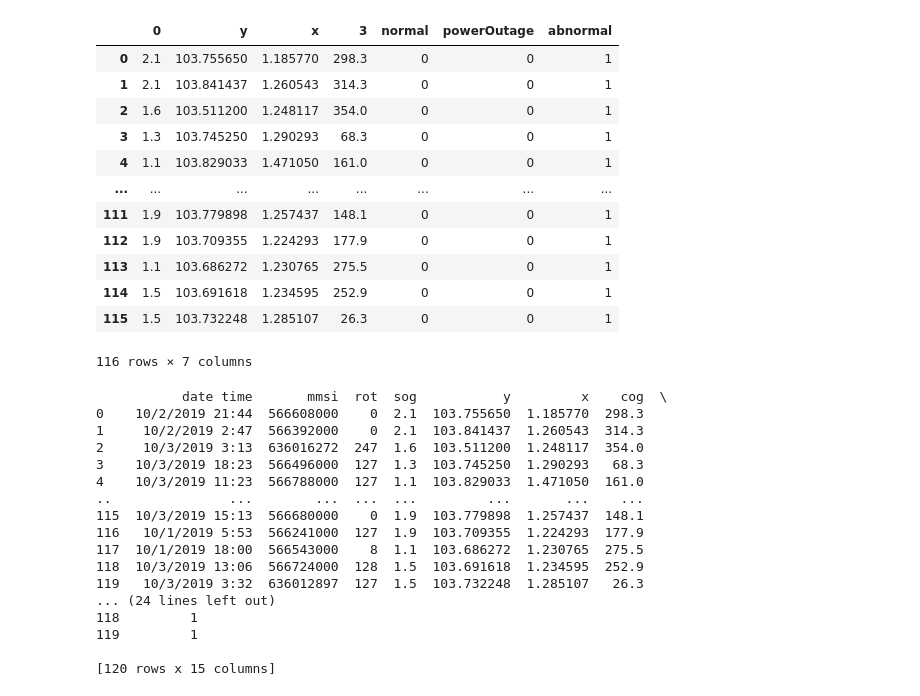
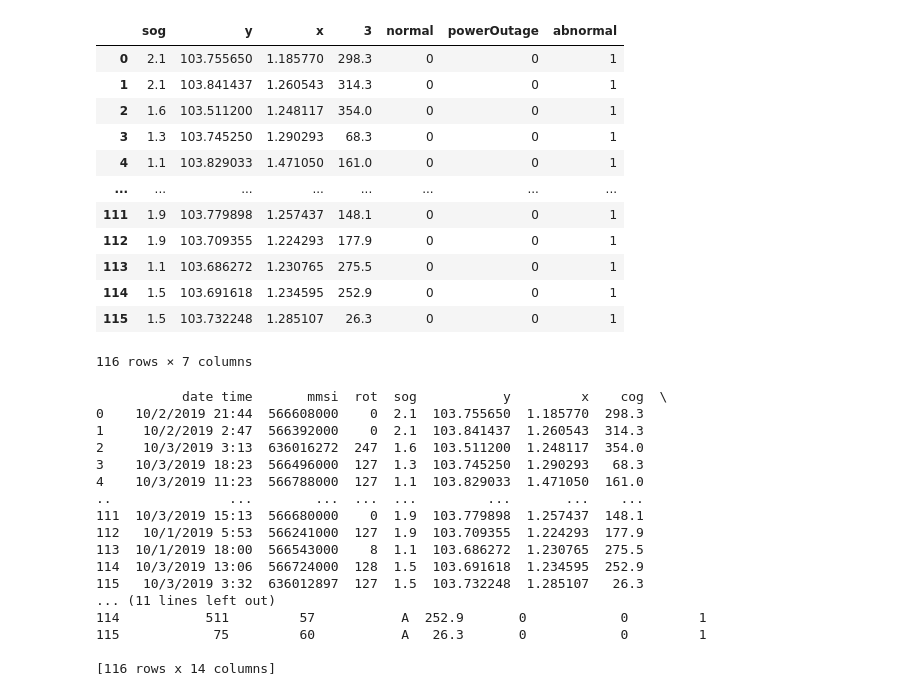
Before and after one commit to keweiang/AISanomalydetection, a Jupyter notebook: AISAnomalyDetectionSystem(99_99_accuracy).ipynb, the cells around one changed output. Cells and saved outputs as stored; diff of their text form; code cells hidden in the pictures.

```diff
--- a/AISAnomalyDetectionSystem(99_99_accuracy).ipynb
+++ b/AISAnomalyDetectionSystem(99_99_accuracy).ipynb
@@ -377,11 +364,11 @@ pd.DataFrame(predictLabel).to_csv("predictLabel.csv",index=None)    # for anomal
 # %%
 import pandas as pd
 abnormalV = pd.read_csv("/content/AbnormalV.csv",usecols=['0','1', '2','3','normal','powerOutage','abnormal'])
 abnormalV
-abnormalV.rename(columns = {'1':'y', '2':'x'}, inplace = True)
+abnormalV.rename(columns = {'0':'sog','1':'y', '2':'x'}, inplace = True)
 abnormalV
 # %% [output]
-|  | 0 | y | x | 3 | normal | powerOutage | abnormal |
+|  | sog | y | x | 3 | normal | powerOutage | abnormal |
 | 0 | 2.1 | 103.755650 | 1.185770 | 298.3 | 0 | 0 | 1 |
 | 1 | 2.1 | 103.841437 | 1.260543 | 314.3 | 0 | 0 | 1 |
 | 2 | 1.6 | 103.511200 | 1.248117 | 354.0 | 0 | 0 | 1 |
@@ -399,7 +386,7 @@ with open('/content/drive/MyDrive/AISdata (2).csv', 'r') as f:
   data = pd.read_csv(f,skiprows=1,names=['index1', 'date time','mmsi','rot','sog','y','x','cog','true_heading','timestamp','AIS_channel'],usecols=range(1,11))
 # %%
 # Use pandas.merge() to on multiple columns
-df2 = pd.merge(data, abnormalV,  how='right', on=['y','x'])
+df2 = pd.merge(data, abnormalV,  how='right', on=['y','x','sog'])
 print(df2)
 # %% [output]
            date time       mmsi  rot  sog           y         x    cog  \
@@ -409,13 +396,13 @@ print(df2)
 3    10/3/2019 18:23  566496000  127  1.3  103.745250  1.290293   68.3
 4    10/3/2019 11:23  566788000  127  1.1  103.829033  1.471050  161.0
 ..               ...        ...  ...  ...         ...       ...    ...
-115  10/3/2019 15:13  566680000    0  1.9  103.779898  1.257437  148.1
-116   10/1/2019 5:53  566241000  127  1.9  103.709355  1.224293  177.9
-117  10/1/2019 18:00  566543000    8  1.1  103.686272  1.230765  275.5
-118  10/3/2019 13:06  566724000  128  1.5  103.691618  1.234595  252.9
-119   10/3/2019 3:32  636012897  127  1.5  103.732248  1.285107   26.3
-... (24 lines left out)
-118         1
-119         1
+111  10/3/2019 15:13  566680000    0  1.9  103.779898  1.257437  148.1
+112   10/1/2019 5:53  566241000  127  1.9  103.709355  1.224293  177.9
+113  10/1/2019 18:00  566543000    8  1.1  103.686272  1.230765  275.5
+114  10/3/2019 13:06  566724000  128  1.5  103.691618  1.234595  252.9
+115   10/3/2019 3:32  636012897  127  1.5  103.732248  1.285107   26.3
+... (11 lines left out)
+114           511         57           A  252.9       0            0         1
+115            75         60           A   26.3       0            0         1
 
-[120 rows x 15 columns]
+[116 rows x 14 columns]
```
Also changed, not shown: parts of 5 cells of this notebook.
